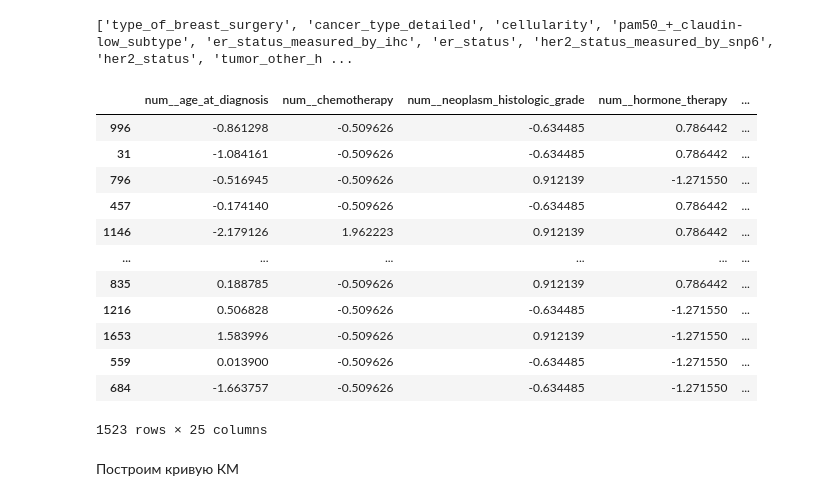
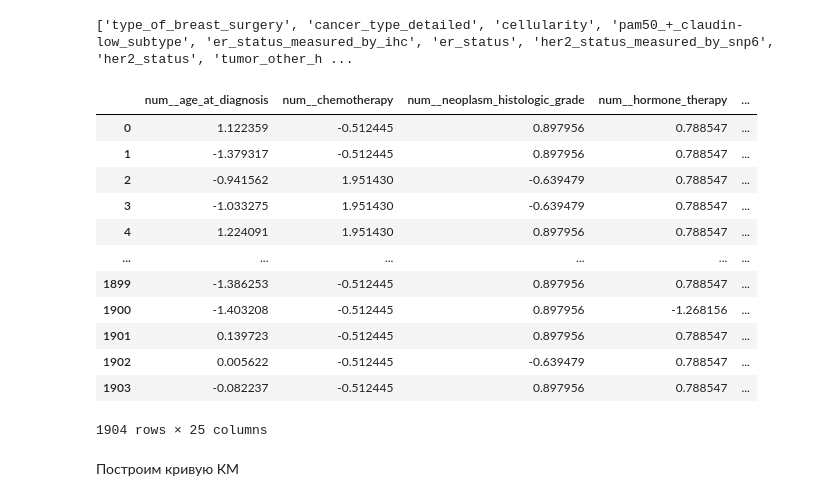
Before and after one commit to Stebunova/Metabric, a Jupyter notebook: Metabric_TrainTest_KM.ipynb, the cells around one changed output. Drawn from its saved outputs; the diff is of its cells as text; code cells hidden in the pictures.

```diff
--- a/Metabric_TrainTest_KM.ipynb
+++ b/Metabric_TrainTest_KM.ipynb
@@ -153,11 +149,11 @@ X_train, X_test, struct_y_train, struct_y_test = train_test_split(X, struct_y,
 # %%
-num_columns = [cname for cname in X_train.columns if
+num_columns = [cname for cname in X.columns if
                 X[cname].dtype in ['int64', 'float64']]
 print(num_columns)
 # %% [output]
 ['age_at_diagnosis', 'chemotherapy', 'neoplasm_histologic_grade', 'hormone_therapy', 'lymph_nodes_examined_positive', 'mutation_count', 'nottingham_prognostic_index', 'radio_therapy', 'tumor_size', 't ...
 # %%
-cat_columns = [cname for cname in X_train.columns if
+cat_columns = [cname for cname in X.columns if
                     X[cname].dtype == "object"]
 print(cat_columns)
 # %% [output]
@@ -181,19 +177,19 @@ preprocessor = ColumnTransformer(
     ], remainder='passthrough')
 # %%
 preprocessor.set_output(transform='pandas')
-X_pandas = preprocessor.fit_transform(X_train)
+X_pandas = preprocessor.fit_transform(X)
 X_pandas
 # %% [output]
 |  | num__age_at_diagnosis | num__chemotherapy | num__neoplasm_histologic_grade | num__hormone_therapy | ... |
-| 996 | -0.861298 | -0.509626 | -0.634485 | 0.786442 | ... |
-| 31 | -1.084161 | -0.509626 | -0.634485 | 0.786442 | ... |
-| 796 | -0.516945 | -0.509626 | 0.912139 | -1.271550 | ... |
-| 457 | -0.174140 | -0.509626 | -0.634485 | 0.786442 | ... |
-| 1146 | -2.179126 | 1.962223 | 0.912139 | 0.786442 | ... |
+| 0 | 1.122359 | -0.512445 | 0.897956 | 0.788547 | ... |
+| 1 | -1.379317 | -0.512445 | 0.897956 | 0.788547 | ... |
+| 2 | -0.941562 | 1.951430 | -0.639479 | 0.788547 | ... |
+| 3 | -1.033275 | 1.951430 | -0.639479 | 0.788547 | ... |
+| 4 | 1.224091 | 1.951430 | 0.897956 | 0.788547 | ... |
 | ... | ... | ... | ... | ... | ... |
-| 835 | 0.188785 | -0.509626 | 0.912139 | 0.786442 | ... |
-| 1216 | 0.506828 | -0.509626 | -0.634485 | -1.271550 | ... |
-| 1653 | 1.583996 | -0.509626 | 0.912139 | -1.271550 | ... |
-| 559 | 0.013900 | -0.509626 | -0.634485 | -1.271550 | ... |
-| 684 | -1.663757 | -0.509626 | -0.634485 | -1.271550 | ... |
+| 1899 | -1.386253 | -0.512445 | 0.897956 | 0.788547 | ... |
+| 1900 | -1.403208 | -0.512445 | 0.897956 | -1.268156 | ... |
+| 1901 | 0.139723 | -0.512445 | 0.897956 | 0.788547 | ... |
+| 1902 | 0.005622 | -0.512445 | -0.639479 | 0.788547 | ... |
+| 1903 | -0.082237 | -0.512445 | 0.897956 | 0.788547 | ... |
-1523 rows × 25 columns
+1904 rows × 25 columns
```
Also changed, not shown: parts of 30 cells of this notebook.
